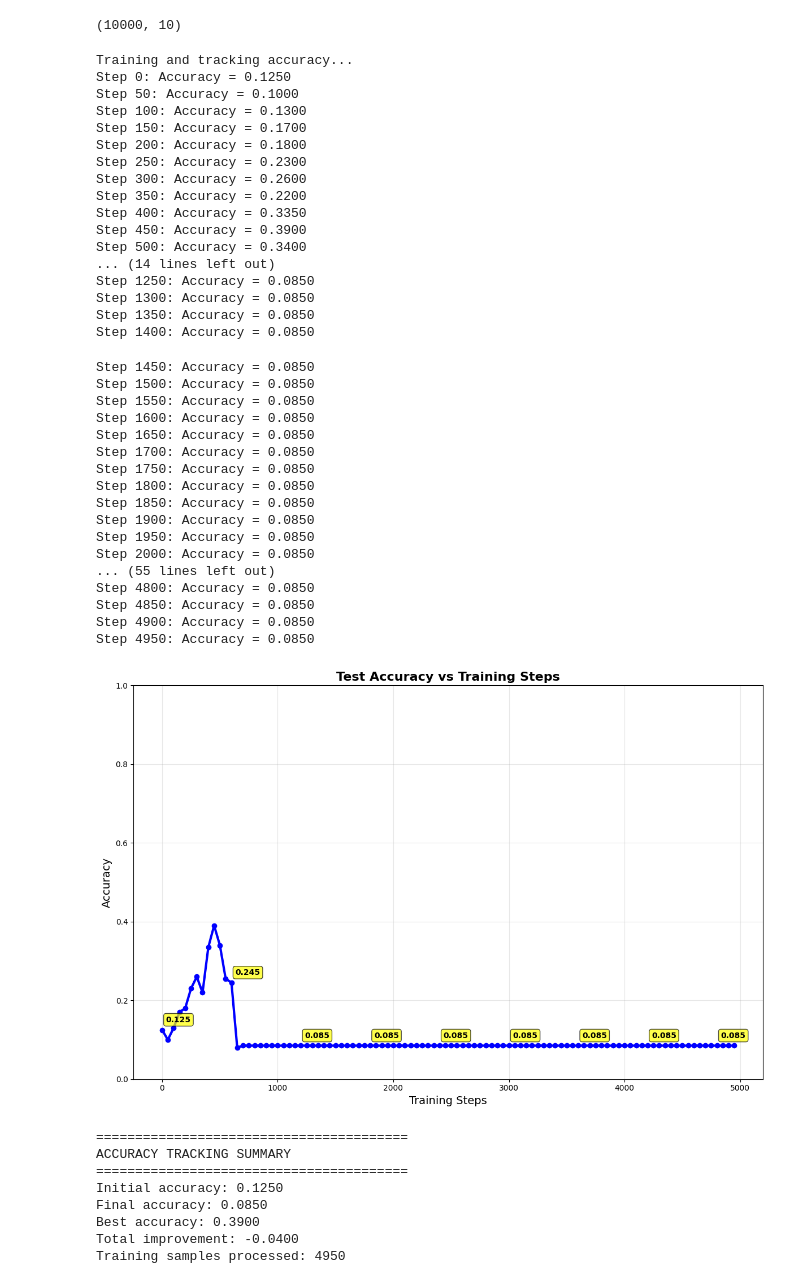
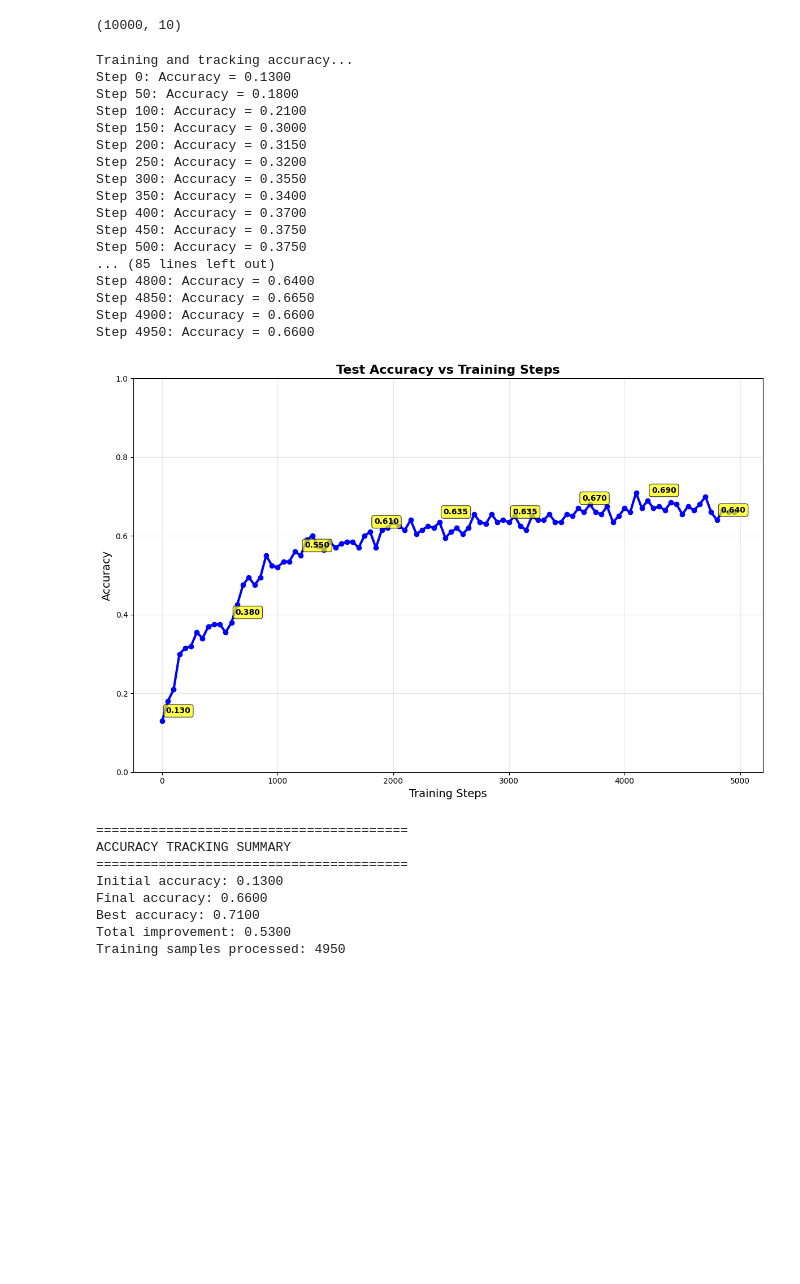
Before and after one commit to sasudo2/backpropagation_from_start, a Jupyter notebook: backpropagation.ipynb, the cells around one changed output. Drawn from its saved outputs; the diff is of its cells as text; code cells hidden in the pictures; blank space fills up the shorter version.

```diff
--- a/backpropagation.ipynb
+++ b/backpropagation.ipynb
@@ -22,7 +22,8 @@ class FNN:
         self.w = list()
         self.b = list()
         for i in range(self.num_layers):
-            self.w.append((np.random.rand(structure[i], structure[i+1]) - 0.5))
+            fan_in = structure[i]
+            self.w.append((np.random.rand(structure[i], structure[i+1]) - 0.5)* np.sqrt(2.0 / fan_in))
             self.b.append(np.zeros((structure[i+1], 1)))
 
     def forward_propagation(self, X):
@@ -52,6 +53,8 @@ class FNN:
 
             del_w = A[i]@delta.T
             del_b = delta
+            del_w = np.clip(del_w, -0.5, 0.5)
+            del_b = np.clip(del_b, -0.5, 0.5)
             self.w[i] -= learning_rate*del_w
             self.b[i] -= learning_rate*del_b
 
@@ -96,7 +99,7 @@ def track_accuracy_only(network, train_x, train_y, test_x, test_y,
         y_single = train_y[i:i+1].T  # Shape: (10, 1) - one-hot encoded
 
         # Train (using your exact training method)
-        network.train(x_single, y_single, learning_rate=0.01)
+        network.train(x_single, y_single, learning_rate=0.005)
 
         # Test accuracy at intervals
         if i % interval == 0:
@@ -120,7 +123,7 @@ def track_accuracy_only(network, train_x, train_y, test_x, test_y,
     return training_steps, accuracies
 
 # Create and train your network with accuracy tracking
-network1 = FNN([784, 10, 10, 10])
+network1 = FNN([784, 10, 10])
 
 # Track training accuracy
 steps, accuracies = track_accuracy_only(
@@ -132,72 +135,55 @@ steps, accuracies = track_accuracy_only(
 plt.figure(figsize=(12, 8))
 plt.plot(steps, accuracies, 'b-', linewidth=3, marker='o', markersize=6)
 plt.title('Test Accuracy vs Training Steps', fontsize=16, fontweight='bold')
 plt.xlabel('Training Steps', fontsize=14)
 plt.ylabel('Accuracy', fontsize=14)
 plt.grid(True, alpha=0.3)
 plt.ylim(0, 1)
 
 # Add accuracy values as annotations
 for i in range(0, len(steps), max(1, len(steps)//8)):
     plt.annotate(f'{accuracies[i]:.3f}',
                 xy=(steps[i], accuracies[i]),
                 xytext=(5, 10), textcoords='offset points',
                 fontsize=10, fontweight='bold',
                 bbox=dict(boxstyle='round,pad=0.3', facecolor='yellow', alpha=0.7))
 
 plt.tight_layout()
 plt.show()
 
 # Print accuracy summary
 print(f"\n{'='*40}")
 print(f"ACCURACY TRACKING SUMMARY")
 print(f"{'='*40}")
 print(f"Initial accuracy: {accuracies[0]:.4f}")
 print(f"Final accuracy: {accuracies[-1]:.4f}")
 print(f"Best accuracy: {max(accuracies):.4f}")
 print(f"Total improvement: {accuracies[-1] - accuracies[0]:.4f}")
 print(f"Training samples processed: {steps[-1]}")
 # %% [output]
 Training and tracking accuracy...
-Step 0: Accuracy = 0.1250
-Step 50: Accuracy = 0.1000
-Step 100: Accuracy = 0.1300
-Step 150: Accuracy = 0.1700
-Step 200: Accuracy = 0.1800
-Step 250: Accuracy = 0.2300
-Step 300: Accuracy = 0.2600
-Step 350: Accuracy = 0.2200
-Step 400: Accuracy = 0.3350
-Step 450: Accuracy = 0.3900
-Step 500: Accuracy = 0.3400
-... (14 lines left out)
-Step 1250: Accuracy = 0.0850
-Step 1300: Accuracy = 0.0850
-Step 1350: Accuracy = 0.0850
-Step 1400: Accuracy = 0.0850
+Step 0: Accuracy = 0.1300
+Step 50: Accuracy = 0.1800
+Step 100: Accuracy = 0.2100
+Step 150: Accuracy = 0.3000
+Step 200: Accuracy = 0.3150
+Step 250: Accuracy = 0.3200
+Step 300: Accuracy = 0.3550
+Step 350: Accuracy = 0.3400
+Step 400: Accuracy = 0.3700
+Step 450: Accuracy = 0.3750
+Step 500: Accuracy = 0.3750
+... (85 lines left out)
+Step 4800: Accuracy = 0.6400
+Step 4850: Accuracy = 0.6650
+Step 4900: Accuracy = 0.6600
+Step 4950: Accuracy = 0.6600
+[figure, new version]
-Step 1450: Accuracy = 0.0850
-Step 1500: Accuracy = 0.0850
-Step 1550: Accuracy = 0.0850
-Step 1600: Accuracy = 0.0850
-Step 1650: Accuracy = 0.0850
-Step 1700: Accuracy = 0.0850
-Step 1750: Accuracy = 0.0850
-Step 1800: Accuracy = 0.0850
-Step 1850: Accuracy = 0.0850
-Step 1900: Accuracy = 0.0850
-Step 1950: Accuracy = 0.0850
-Step 2000: Accuracy = 0.0850
-... (55 lines left out)
-Step 4800: Accuracy = 0.0850
-Step 4850: Accuracy = 0.0850
-Step 4900: Accuracy = 0.0850
-Step 4950: Accuracy = 0.0850
+========================================
+ACCURACY TRACKING SUMMARY
+========================================
+Initial accuracy: 0.1300
+Final accuracy: 0.6600
+Best accuracy: 0.7100
+Total improvement: 0.5300
+Training samples processed: 4950
-[figure, old version]
-========================================
-ACCURACY TRACKING SUMMARY
-========================================
-Initial accuracy: 0.1250
-Final accuracy: 0.0850
-Best accuracy: 0.3900
-Total improvement: -0.0400
-Training samples processed: 4950
```
Also changed, not shown: 1 other file.
